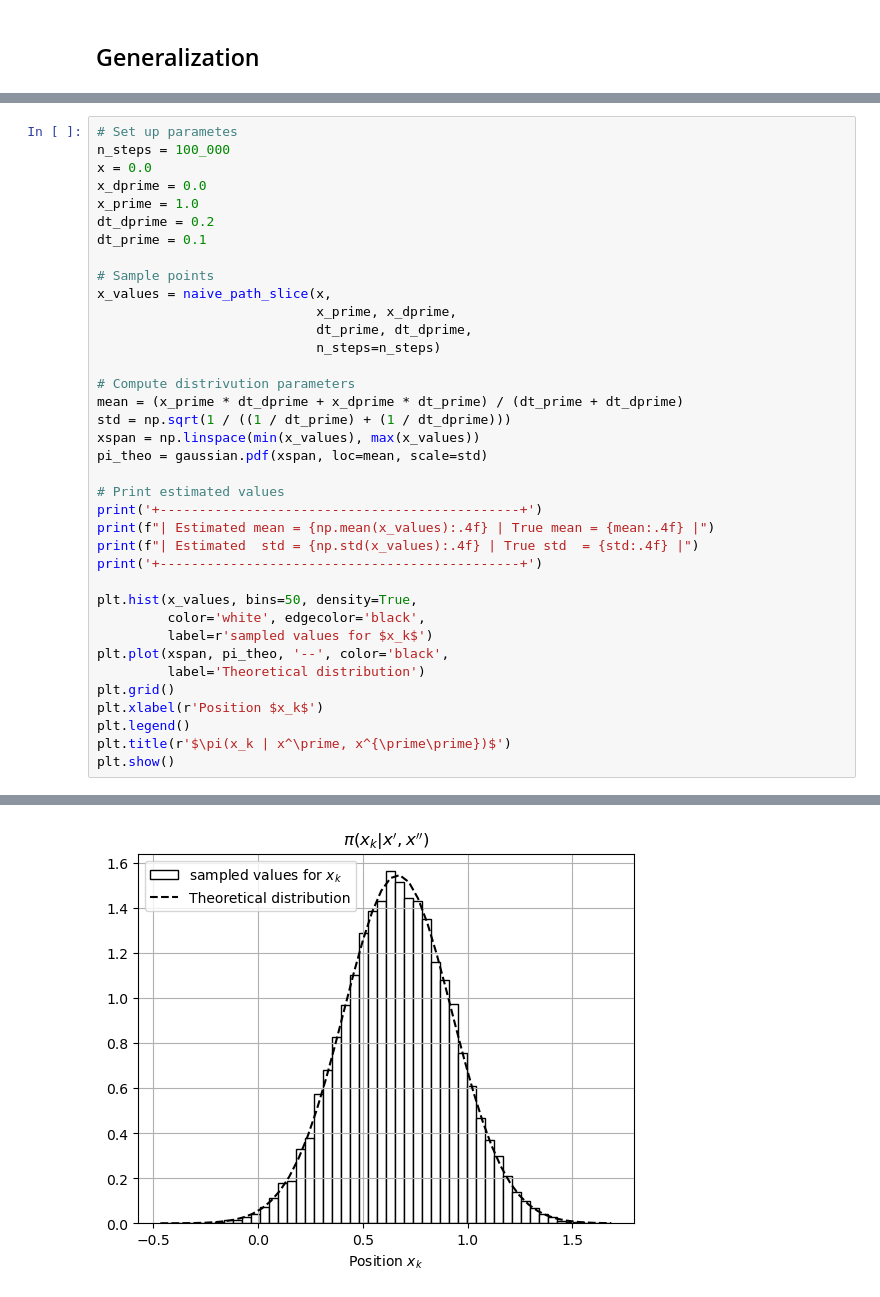
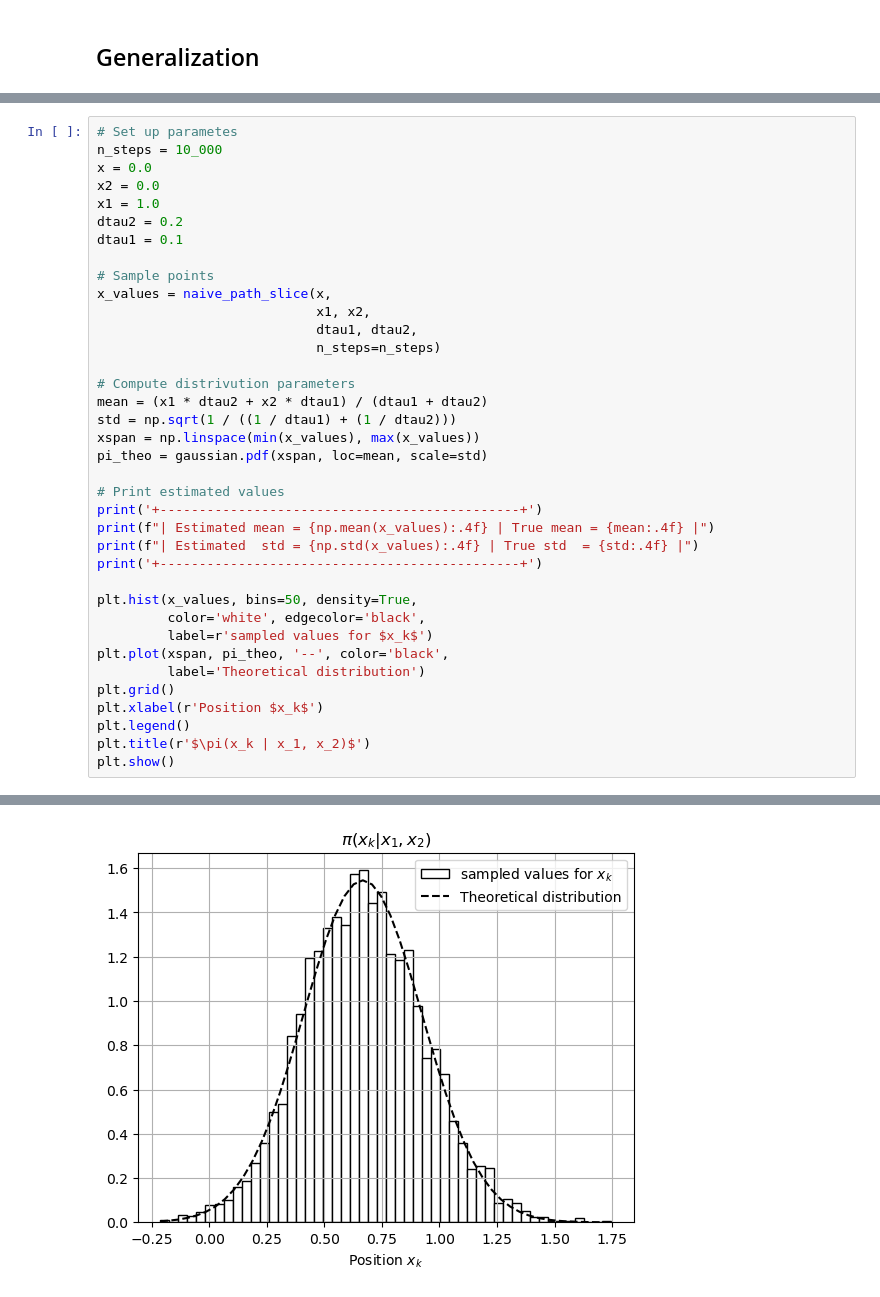
Before and after one commit to alextsigilis/SMAC, a Jupyter notebook: Module 6/Lecture 6.ipynb, the cells around one changed output, grey strips where cells are left out. Cells and saved outputs as stored; diff of their text form.

```diff
--- a/Module 6/Lecture 6.ipynb
+++ b/Module 6/Lecture 6.ipynb
@@ -178,22 +178,22 @@ def naive_path_slice(x: float,
     return values
 # %%
 # Set up parametes
-n_steps = 100_000
+n_steps = 10_000
 x = 0.0
-x_dprime = 0.0
-x_prime = 1.0
-dt_dprime = 0.2
-dt_prime = 0.1
+x2 = 0.0
+x1 = 1.0
+dtau2 = 0.2
+dtau1 = 0.1
 
 # Sample points
 x_values = naive_path_slice(x,
-                            x_prime, x_dprime,
-                            dt_prime, dt_dprime,
+                            x1, x2,
+                            dtau1, dtau2,
                             n_steps=n_steps)
 
 # Compute distrivution parameters
-mean = (x_prime * dt_dprime + x_dprime * dt_prime) / (dt_prime + dt_dprime)
-std = np.sqrt(1 / ((1 / dt_prime) + (1 / dt_dprime)))
+mean = (x1 * dtau2 + x2 * dtau1) / (dtau1 + dtau2)
+std = np.sqrt(1 / ((1 / dtau1) + (1 / dtau2)))
 xspan = np.linspace(min(x_values), max(x_values))
 pi_theo = gaussian.pdf(xspan, loc=mean, scale=std)
 
@@ -211,7 +211,7 @@ plt.plot(xspan, pi_theo, '--', color='black',
 plt.grid()
 plt.xlabel(r'Position $x_k$')
 plt.legend()
-plt.title(r'$\pi(x_k | x^\prime, x^{\prime\prime})$')
+plt.title(r'$\pi(x_k | x_1, x_2)$')
 plt.show()
 # %% [output]
 +----------------------------------------------+
@@ -220,2 +220,2 @@ plt.show()
 +----------------------------------------------+
-[figure, old version]
+[figure, new version]
```
Also changed, not shown: parts of 22 cells of this notebook, 1 other file.
